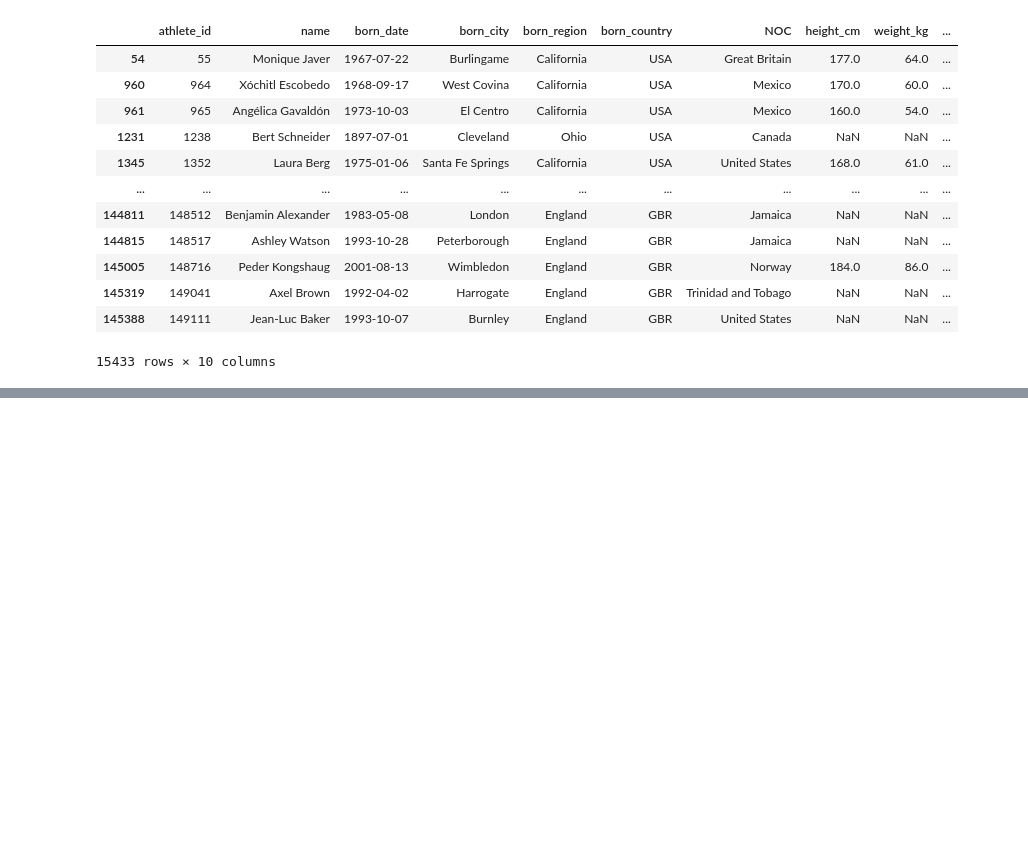
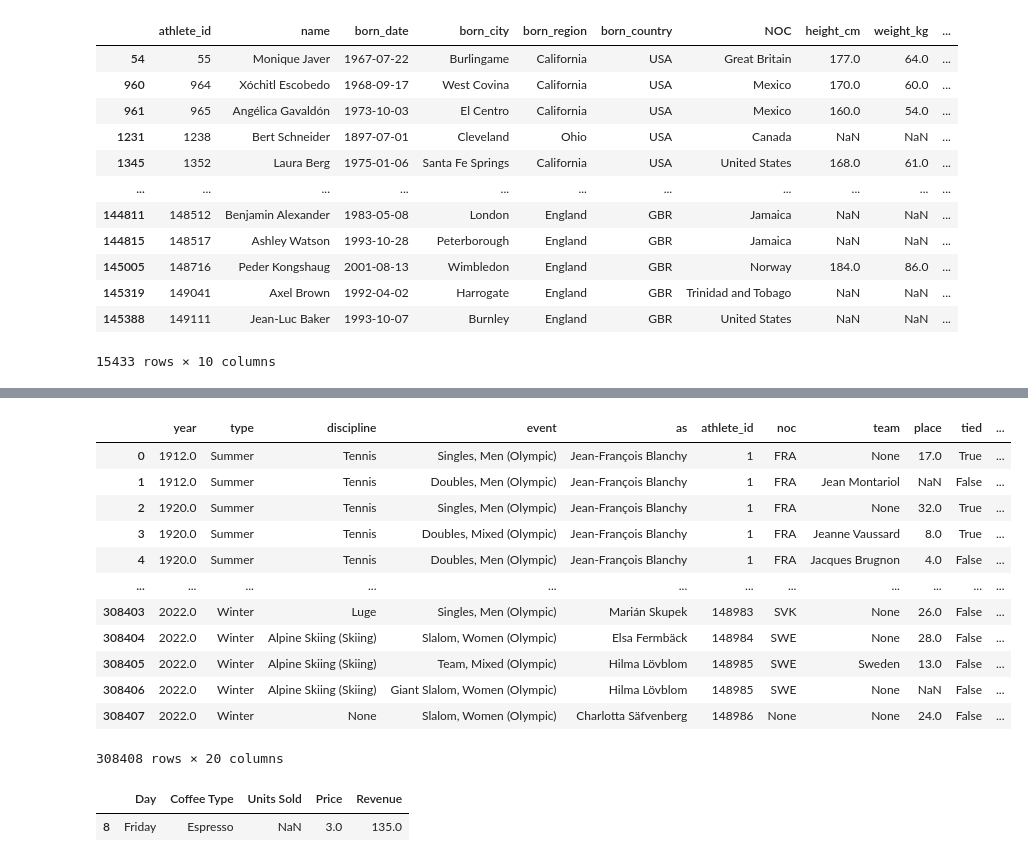
Before and after one commit to NEWPouria/ETL-with-Pandas, a Jupyter notebook: mostly Tranform.ipynb, the cells around one changed output, grey strips where cells are left out. Saved outputs shown, nothing was run; the diff lists cells and outputs as text; code cells hidden in the pictures; blank space fills up the shorter version.

```diff
--- a/Untitled-2 -mostly Tranform.ipynb
+++ b/mostly Tranform.ipynb
@@ -333,0 +351,57 @@ new_df
+# %%
+# ***** در  merge کردن *****
+# on='ستون' - وقتی اسم ستون مشترکه
+# left_on و right_on - وقتی اسم ستون‌ها متفاوته:
+
+# ***** با suffixes: *****
+# pd.merge(df1, df2, on='id', suffixes=('', '_bio'))  # ستون‌ها: name, name_bio
+
+combined_df=pd.merge(results,bios,on='athlete_id',how='left',suffixes=('', '_bio'))
+pd.set_option('display.max_columns', None)
+combined_df
+# %% [output]
+|  | year | type | discipline | event | as | athlete_id | noc | team | place | tied | ... |
+| 0 | 1912.0 | Summer | Tennis | Singles, Men (Olympic) | Jean-François Blanchy | 1 | FRA | None | 17.0 | True | ... |
+| 1 | 1912.0 | Summer | Tennis | Doubles, Men (Olympic) | Jean-François Blanchy | 1 | FRA | Jean Montariol | NaN | False | ... |
+| 2 | 1920.0 | Summer | Tennis | Singles, Men (Olympic) | Jean-François Blanchy | 1 | FRA | None | 32.0 | True | ... |
+| 3 | 1920.0 | Summer | Tennis | Doubles, Mixed (Olympic) | Jean-François Blanchy | 1 | FRA | Jeanne Vaussard | 8.0 | True | ... |
+| 4 | 1920.0 | Summer | Tennis | Doubles, Men (Olympic) | Jean-François Blanchy | 1 | FRA | Jacques Brugnon | 4.0 | False | ... |
+| ... | ... | ... | ... | ... | ... | ... | ... | ... | ... | ... | ... |
+| 308403 | 2022.0 | Winter | Luge | Singles, Men (Olympic) | Marián Skupek | 148983 | SVK | None | 26.0 | False | ... |
+| 308404 | 2022.0 | Winter | Alpine Skiing (Skiing) | Slalom, Women (Olympic) | Elsa Fermbäck | 148984 | SWE | None | 28.0 | False | ... |
+| 308405 | 2022.0 | Winter | Alpine Skiing (Skiing) | Team, Mixed (Olympic) | Hilma Lövblom | 148985 | SWE | Sweden | 13.0 | False | ... |
+| 308406 | 2022.0 | Winter | Alpine Skiing (Skiing) | Giant Slalom, Women (Olympic) | Hilma Lövblom | 148985 | SWE | None | NaN | False | ... |
+| 308407 | 2022.0 | Winter | None | Slalom, Women (Olympic) | Charlotta Säfvenberg | 148986 | None | None | 24.0 | False | ... |
+308408 rows × 20 columns
+# %%
+# coffee.loc[[8],'Units Sold']=np.nan
+# coffee.loc[[0,1],'Units Sold']=[15,42]
+
+# **** mean میانگین ****
+# coffee.fillna(coffee['Units Sold'].mean(),inplace=True)
+
+# **** interpolate به همسایه های اون نگاه میکنه و طبق اونها پر میکنه ****
+# coffee['Units Sold'] = coffee['Units Sold'].interpolate()
+
+# **** dropna() خالی ها رو پاک میکنه ****
+# coffee.dropna(inplace=True) #→ سطرهایی که هر ستونی NaN داشته باشه
+# coffee.dropna(subset=['Units Sold'],inplace=True) #→ فقط سطرهایی که ستون‌های مشخص شده NaN داشته باشن
+
+# **** فیلتر سطرهایی که مقدار ندارند ****
+# نیاز به فراخوانی coffee ندارد
+# coffee[coffee['Units Sold'].isna()]
+
+# **** فیلتر سطرهایی که مقدار دارند ****
+# نیاز به فراخوانی coffee ندارد
+# coffee[coffee['Units Sold'].notna()]
+
+
+# coffee
+
+# **** Not Working ****
+# ****نکته خیلی مهمممممممم****
+# ****interpolate عملا خروجیش عدد نیست سری هست و نیمتونم سری رو بدیم برای پر کردن سری دیگه ****
+# coffee.fillna(coffee['Units Sold'].interpolate(),inplace=True)
+# %% [output]
+|  | Day | Coffee Type | Units Sold | Price | Revenue |
+| 8 | Friday | Espresso | NaN | 3.0 | 135.0 |
```
Also changed, not shown: parts of 2 cells of this notebook, 20 other files.
